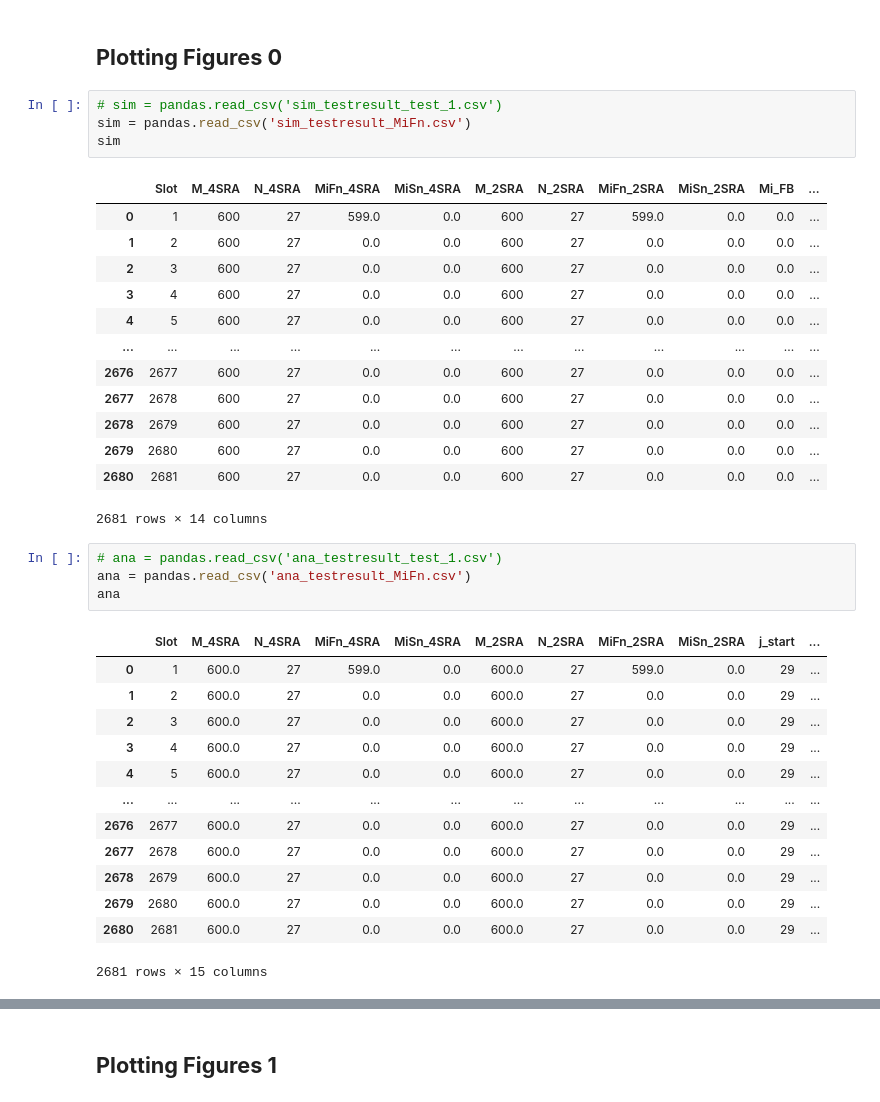
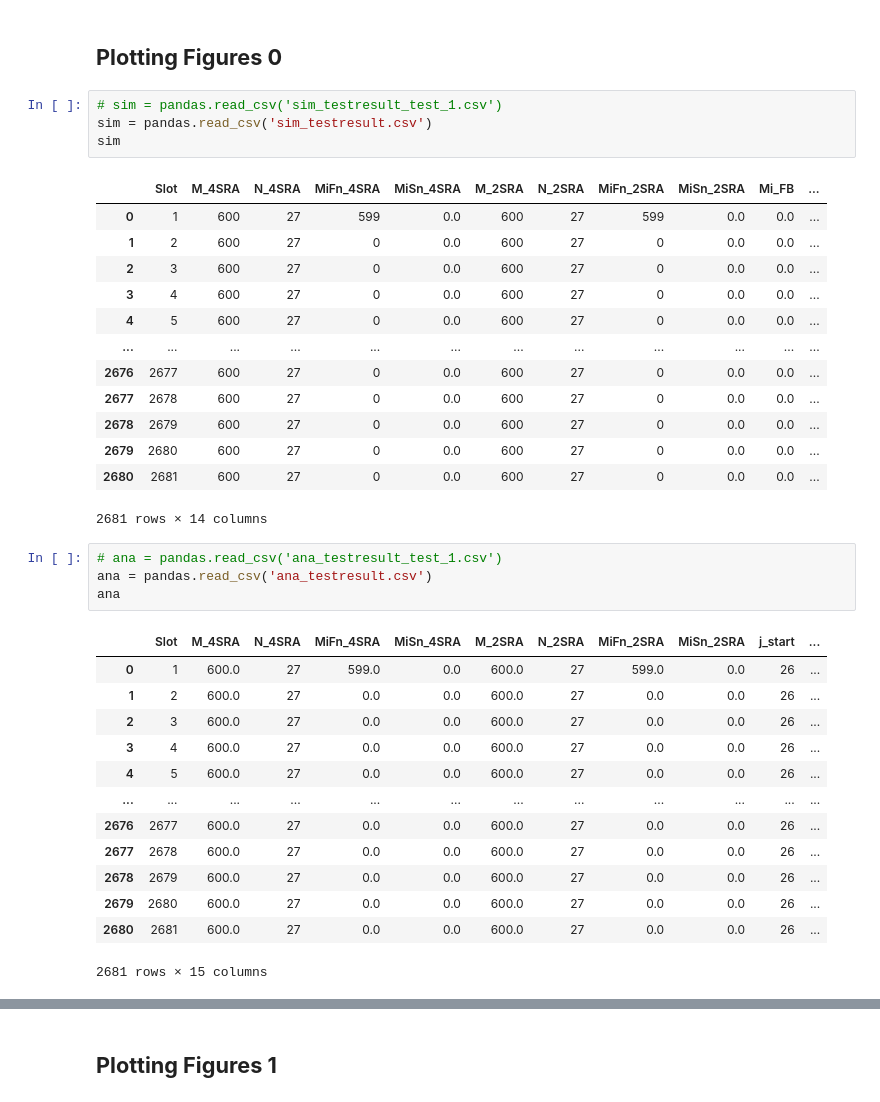
Before and after one commit to timlin0307/Thesis-Simulation, a Jupyter notebook: 2SRA and 4SRA with T_DATA in NTN/Simulation.ipynb, the cells around one changed output, grey strips where cells are left out. Cells and saved outputs as stored; diff of their text form.

```diff
--- a/2SRA and 4SRA with T_DATA in NTN/Simulation.ipynb
+++ b/2SRA and 4SRA with T_DATA in NTN/Simulation.ipynb
@@ -2063,39 +2101,39 @@ plt.show()
 ## **Plotting Figures 0**
 # %%
 # sim = pandas.read_csv('sim_testresult_test_1.csv')
-sim = pandas.read_csv('sim_testresult_MiFn.csv')
+sim = pandas.read_csv('sim_testresult.csv')
 sim
 # %% [output]
 |  | Slot | M_4SRA | N_4SRA | MiFn_4SRA | MiSn_4SRA | M_2SRA | N_2SRA | MiFn_2SRA | MiSn_2SRA | Mi_FB | ... |
-| 0 | 1 | 600 | 27 | 599.0 | 0.0 | 600 | 27 | 599.0 | 0.0 | 0.0 | ... |
-| 1 | 2 | 600 | 27 | 0.0 | 0.0 | 600 | 27 | 0.0 | 0.0 | 0.0 | ... |
-| 2 | 3 | 600 | 27 | 0.0 | 0.0 | 600 | 27 | 0.0 | 0.0 | 0.0 | ... |
-| 3 | 4 | 600 | 27 | 0.0 | 0.0 | 600 | 27 | 0.0 | 0.0 | 0.0 | ... |
-| 4 | 5 | 600 | 27 | 0.0 | 0.0 | 600 | 27 | 0.0 | 0.0 | 0.0 | ... |
+| 0 | 1 | 600 | 27 | 599 | 0.0 | 600 | 27 | 599 | 0.0 | 0.0 | ... |
+| 1 | 2 | 600 | 27 | 0 | 0.0 | 600 | 27 | 0 | 0.0 | 0.0 | ... |
+| 2 | 3 | 600 | 27 | 0 | 0.0 | 600 | 27 | 0 | 0.0 | 0.0 | ... |
+| 3 | 4 | 600 | 27 | 0 | 0.0 | 600 | 27 | 0 | 0.0 | 0.0 | ... |
+| 4 | 5 | 600 | 27 | 0 | 0.0 | 600 | 27 | 0 | 0.0 | 0.0 | ... |
 | ... | ... | ... | ... | ... | ... | ... | ... | ... | ... | ... | ... |
-| 2676 | 2677 | 600 | 27 | 0.0 | 0.0 | 600 | 27 | 0.0 | 0.0 | 0.0 | ... |
-| 2677 | 2678 | 600 | 27 | 0.0 | 0.0 | 600 | 27 | 0.0 | 0.0 | 0.0 | ... |
-| 2678 | 2679 | 600 | 27 | 0.0 | 0.0 | 600 | 27 | 0.0 | 0.0 | 0.0 | ... |
-| 2679 | 2680 | 600 | 27 | 0.0 | 0.0 | 600 | 27 | 0.0 | 0.0 | 0.0 | ... |
-| 2680 | 2681 | 600 | 27 | 0.0 | 0.0 | 600 | 27 | 0.0 | 0.0 | 0.0 | ... |
+| 2676 | 2677 | 600 | 27 | 0 | 0.0 | 600 | 27 | 0 | 0.0 | 0.0 | ... |
+| 2677 | 2678 | 600 | 27 | 0 | 0.0 | 600 | 27 | 0 | 0.0 | 0.0 | ... |
+| 2678 | 2679 | 600 | 27 | 0 | 0.0 | 600 | 27 | 0 | 0.0 | 0.0 | ... |
+| 2679 | 2680 | 600 | 27 | 0 | 0.0 | 600 | 27 | 0 | 0.0 | 0.0 | ... |
+| 2680 | 2681 | 600 | 27 | 0 | 0.0 | 600 | 27 | 0 | 0.0 | 0.0 | ... |
 2681 rows × 14 columns
 # %%
 # ana = pandas.read_csv('ana_testresult_test_1.csv')
-ana = pandas.read_csv('ana_testresult_MiFn.csv')
+ana = pandas.read_csv('ana_testresult.csv')
 ana
 # %% [output]
 |  | Slot | M_4SRA | N_4SRA | MiFn_4SRA | MiSn_4SRA | M_2SRA | N_2SRA | MiFn_2SRA | MiSn_2SRA | j_start | ... |
-| 0 | 1 | 600.0 | 27 | 599.0 | 0.0 | 600.0 | 27 | 599.0 | 0.0 | 29 | ... |
-| 1 | 2 | 600.0 | 27 | 0.0 | 0.0 | 600.0 | 27 | 0.0 | 0.0 | 29 | ... |
-| 2 | 3 | 600.0 | 27 | 0.0 | 0.0 | 600.0 | 27 | 0.0 | 0.0 | 29 | ... |
-| 3 | 4 | 600.0 | 27 | 0.0 | 0.0 | 600.0 | 27 | 0.0 | 0.0 | 29 | ... |
-| 4 | 5 | 600.0 | 27 | 0.0 | 0.0 | 600.0 | 27 | 0.0 | 0.0 | 29 | ... |
+| 0 | 1 | 600.0 | 27 | 599.0 | 0.0 | 600.0 | 27 | 599.0 | 0.0 | 26 | ... |
+| 1 | 2 | 600.0 | 27 | 0.0 | 0.0 | 600.0 | 27 | 0.0 | 0.0 | 26 | ... |
+| 2 | 3 | 600.0 | 27 | 0.0 | 0.0 | 600.0 | 27 | 0.0 | 0.0 | 26 | ... |
+| 3 | 4 | 600.0 | 27 | 0.0 | 0.0 | 600.0 | 27 | 0.0 | 0.0 | 26 | ... |
+| 4 | 5 | 600.0 | 27 | 0.0 | 0.0 | 600.0 | 27 | 0.0 | 0.0 | 26 | ... |
 | ... | ... | ... | ... | ... | ... | ... | ... | ... | ... | ... | ... |
-| 2676 | 2677 | 600.0 | 27 | 0.0 | 0.0 | 600.0 | 27 | 0.0 | 0.0 | 29 | ... |
-| 2677 | 2678 | 600.0 | 27 | 0.0 | 0.0 | 600.0 | 27 | 0.0 | 0.0 | 29 | ... |
-| 2678 | 2679 | 600.0 | 27 | 0.0 | 0.0 | 600.0 | 27 | 0.0 | 0.0 | 29 | ... |
-| 2679 | 2680 | 600.0 | 27 | 0.0 | 0.0 | 600.0 | 27 | 0.0 | 0.0 | 29 | ... |
-| 2680 | 2681 | 600.0 | 27 | 0.0 | 0.0 | 600.0 | 27 | 0.0 | 0.0 | 29 | ... |
+| 2676 | 2677 | 600.0 | 27 | 0.0 | 0.0 | 600.0 | 27 | 0.0 | 0.0 | 26 | ... |
+| 2677 | 2678 | 600.0 | 27 | 0.0 | 0.0 | 600.0 | 27 | 0.0 | 0.0 | 26 | ... |
+| 2678 | 2679 | 600.0 | 27 | 0.0 | 0.0 | 600.0 | 27 | 0.0 | 0.0 | 26 | ... |
+| 2679 | 2680 | 600.0 | 27 | 0.0 | 0.0 | 600.0 | 27 | 0.0 | 0.0 | 26 | ... |
+| 2680 | 2681 | 600.0 | 27 | 0.0 | 0.0 | 600.0 | 27 | 0.0 | 0.0 | 26 | ... |
 2681 rows × 15 columns
 # %%
 plt.subplot(131)
```
Also changed, not shown: parts of 13 cells of this notebook, 12 other files.
